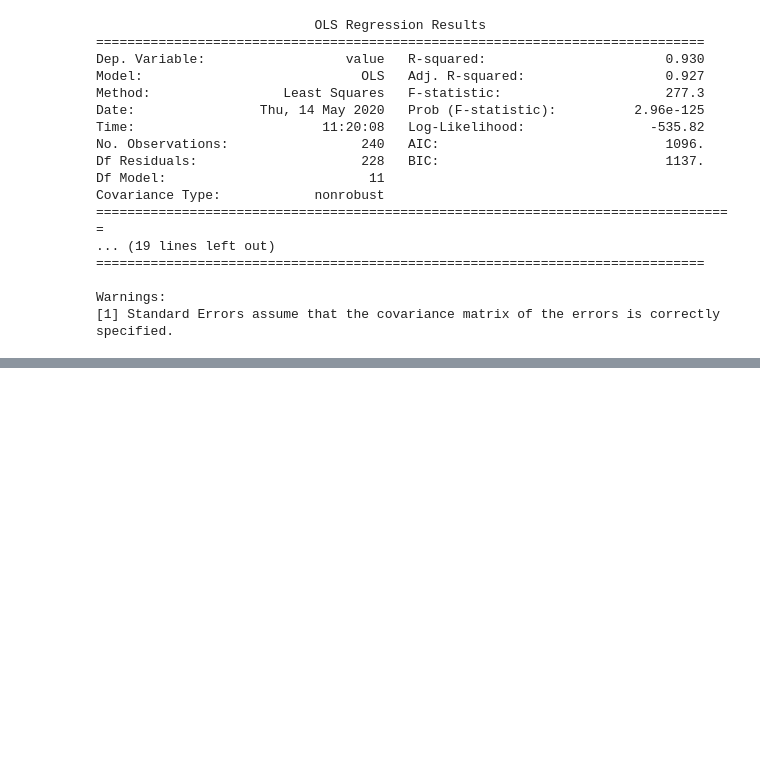
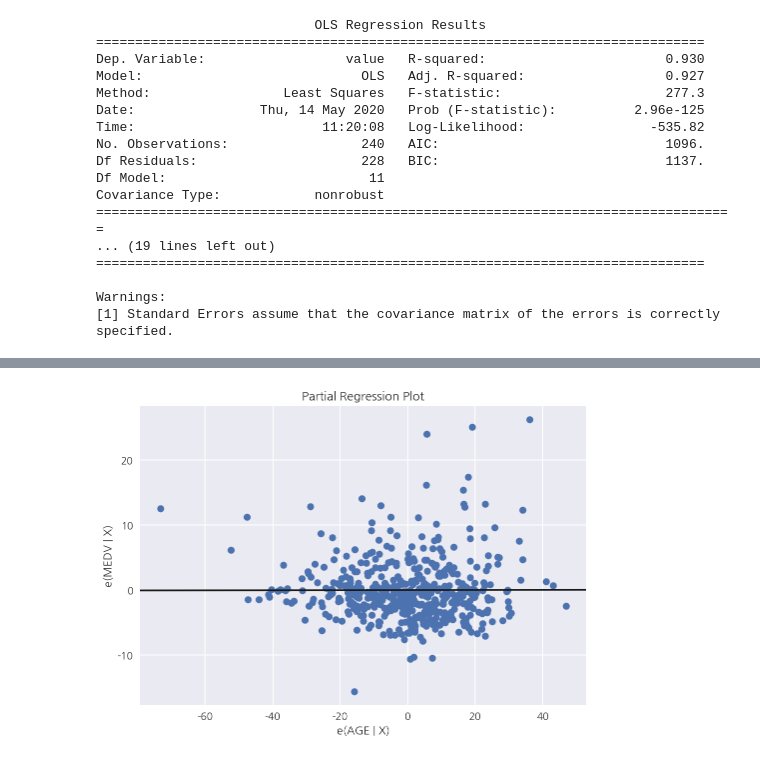
Before and after one commit to whguswls58/TIL, a Jupyter notebook: math/200514_math_15.ipynb, the cells around one changed output, grey strips where cells are left out. Drawn from its saved outputs; the diff is of its cells as text; code cells hidden in the pictures; blank space fills up the shorter version.

```diff
--- a/math/200514_math_15.ipynb
+++ b/math/200514_math_15.ipynb
@@ -247,0 +267,9 @@ Warnings:
+# %%
+# age만으로는 집값(MEDV)에는 영향을 끼치지 않는다
+others = list(set(df.columns).difference(set(["MEDV", "AGE"])))
+p, resids = sm.graphics.plot_partregress(
+    "MEDV", "AGE", others, data=df, obs_labels=False, ret_coords=True
+)
+plt.show()
+# %% [output]
+[figure, added]
```
Also changed, not shown: parts of 4 cells of this notebook.
